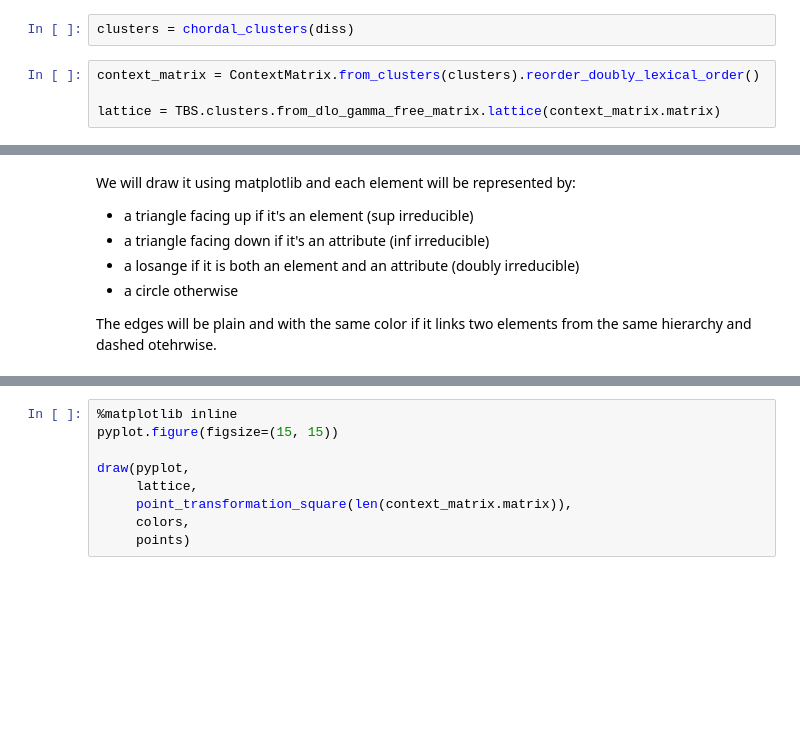
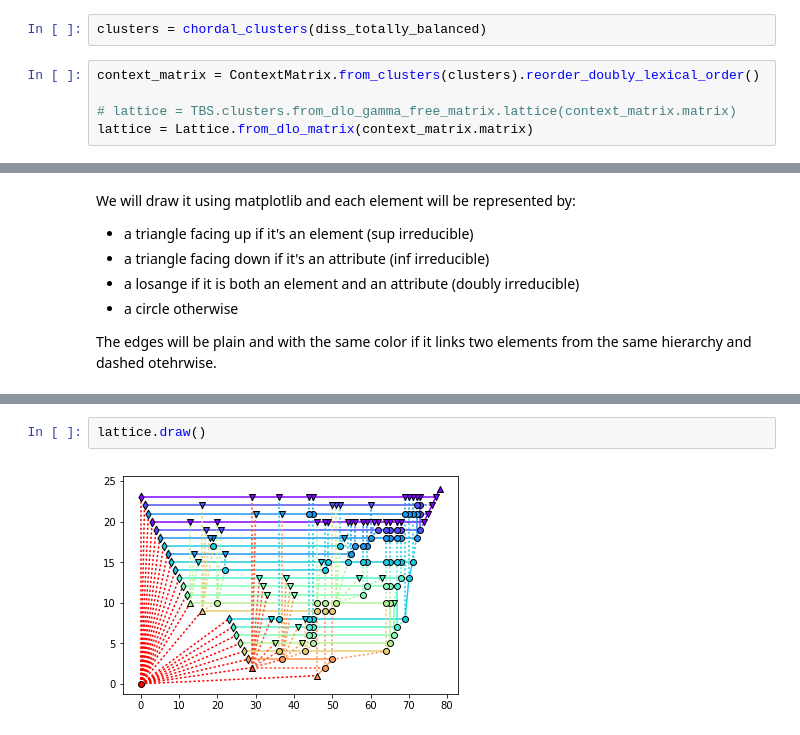
Before and after one commit to 6ka/totally_balanced_structures, a Jupyter notebook: examples/giraudoux.ipynb, the cells around one changed output, grey strips where cells are left out. Saved outputs shown, nothing was run; the diff lists cells and outputs as text; blank space fills up the shorter version.

```diff
--- a/examples/giraudoux.ipynb
+++ b/examples/giraudoux.ipynb
@@ -214,9 +210,10 @@ from TBS.contextmatrix import ContextMatrix
 # %%
-clusters = chordal_clusters(diss)
+clusters = chordal_clusters(diss_totally_balanced)
 # %%
 context_matrix = ContextMatrix.from_clusters(clusters).reorder_doubly_lexical_order()
 
-lattice = TBS.clusters.from_dlo_gamma_free_matrix.lattice(context_matrix.matrix)
+# lattice = TBS.clusters.from_dlo_gamma_free_matrix.lattice(context_matrix.matrix)
+lattice = Lattice.from_dlo_matrix(context_matrix.matrix)
 # %% [markdown]
 The lattice elements are the boxes. To have the associated number uses boxes from the cluster submodule.
 If the matrix is the same as for the creation of the lattice, the associated numbers are the same as for the print.
@@ -333,12 +273,7 @@ points["TOP"] = (0, len(context_matrix.matrix[0]))
-# %%
-%matplotlib inline
-pyplot.figure(figsize=(15, 15))
-
-draw(pyplot,
-     lattice,
-     point_transformation_square(len(context_matrix.matrix)),
-     colors,
-     points)
+# %%
+lattice.draw()
+# %% [output]
+[figure, added]
 # %%
 import TBS.clusters.to_image
 
```
Also changed, not shown: parts of 12 cells of this notebook, 5 other files.
